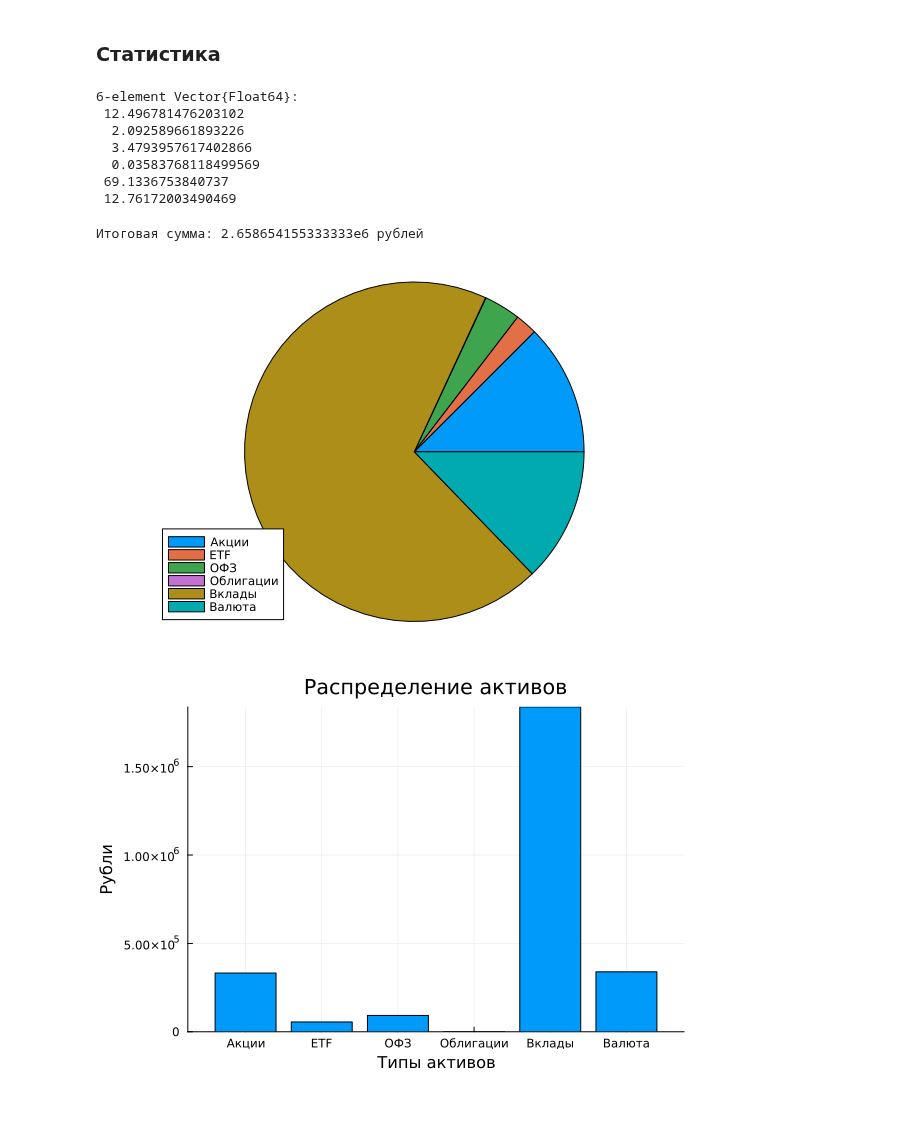
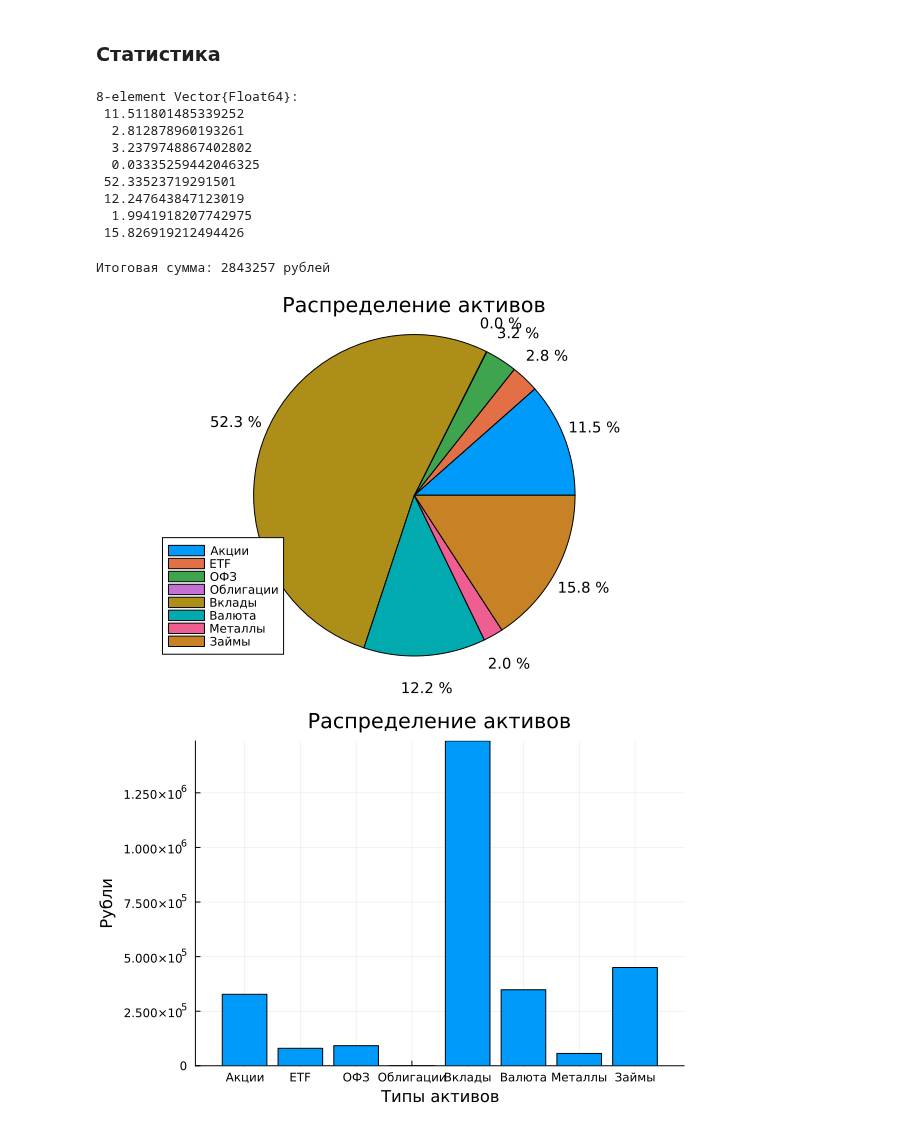
Before and after one commit to funcid/data-science, a Jupyter notebook: misc/Накопления.ipynb, the cells around one changed output. Saved outputs shown, nothing was run; the diff lists cells and outputs as text; code cells hidden in the pictures.

```diff
--- a/misc/Накопления.ipynb
+++ b/misc/Накопления.ipynb
@@ -3,24 +3,32 @@
 # %% [markdown]
 В банковском приложении нельзя видеть активы из других мест, например, золото, валюту и другие финансовые инструменты. Поэтому стоит создать платформу, где можно учитывать все виды активов и получать актуальную информацию по ценным бумагам, облигациям и курсам валют с MOEX и exchangerate.com.
 # %%
+metals = Dict(
+    "Георгий Победоносец 7.78г" => 56_700,
+)
+
+loans = Dict(
+    "долг 0%" => 300_000,
+    "долг 30% до 27.02.2024" => 100_000 + 100_000 * 6 / 12,
+)
+
 deposits = Dict(
-    "бессрочный" => 1_150_000,
+    "бессрочный" => 1_100_000,
     "до 01.09.2024 16%" => 250_000 + 250_000 * 0.16 * 6 / 12,
     "до 09.09.2024 16%" => 107_950 + 107_950 * 0.16 * 7 / 12,
-    "долги 0%" => 300_000,
 )
 
 currency = Dict(
     # валюта
-    "USD" => 3_700,
+    "USD" => 3_800,
 )
 
 fonds = Dict(
     # фонды
-    "SBMX" => 2_387,
+    "SBMX" => 3_409,
     "SBSC" => 1_457,
     "SBPS" => 850,
-    "SBGD" => 36,
+    "SBGD" => 443,
 )
 
 flb = Dict(
@@ -146,44 +154,55 @@ convert_usd_to_rub (generic function with 1 method)
 using Plots
 
 # Предполагаем, что есть функции get_prevprice, convert_usd_to_rub и словари stocks, fonds, flb, bonds, deposits, currency
+metals_value = sum(value for (key, value) in pairs(metals))
+loans_value = sum(value for (key, value) in pairs(loans))
 stocks_value = sum(get_prevprice(xml_data["акции"], key) * value for (key, value) in pairs(stocks))
 fonds_value = sum(get_prevprice(xml_data["ETF"], key) * value for (key, value) in pairs(fonds))
 flb_value = sum(get_prevprice(xml_data["ОФЗ"], key) * value * 1000 / 100 for (key, value) in pairs(flb))
 bonds_value = sum(get_prevprice(xml_data["корпоративных облигации"], key) * value for (key, value) in pairs(bonds))
 deposits_value = sum(value for (key, value) in pairs(deposits))
 currency_value = convert_usd_to_rub(get(currency, "USD", 0.0))
-summary = stocks_value + fonds_value + flb_value + bonds_value + deposits_value + currency_value
+summary = stocks_value + fonds_value + flb_value + bonds_value + deposits_value + currency_value + metals_value + loans_value
 
 # Данные для графика
-assets = ["Акции", "ETF", "ОФЗ", "Облигации", "Вклады", "Валюта"]
-values = [stocks_value, fonds_value, flb_value, bonds_value, deposits_value, currency_value]
+assets = ["Акции", "ETF", "ОФЗ", "Облигации", "Вклады", "Валюта", "Металлы", "Займы"]
+values = [stocks_value, fonds_value, flb_value, bonds_value, deposits_value, currency_value, metals_value, loans_value]
 
 # Подсчет процентов для каждого типа актива
 percents = [value / summary * 100 for value in values]
 # %% [output]
-6-element Vector{Float64}:
- 12.496781476203102
-  2.092589661893226
-  3.4793957617402866
-  0.03583768118499569
- 69.1336753840737
- 12.76172003490469
+8-element Vector{Float64}:
+ 11.511801485339252
+  2.812878960193261
+  3.2379748867402802
+  0.03335259442046325
+ 52.33523719291501
+ 12.247643847123019
+  1.9941918207742975
+ 15.826919212494426
 # %%
-println("Итоговая сумма: $(summary) рублей")
+println("Итоговая сумма: $(floor(Int, summary)) рублей")
 # %% [output]
-Итоговая сумма: 2.658654155333333e6 рублей
+Итоговая сумма: 2843257 рублей
 # %%
 # Создание круговой диаграммы
-pie_plot = pie(assets, percents, legend=true)
+pie_plot = pie(assets, percents, legend=true, title="Распределение активов")
 
-# И создание бар-графика
+# Добавление аннотаций с процентами
+for i in 1:length(percents)
+    angle = 2 * π * (sum(percents[1:i]) - percents[i] / 2) / 100
+    radius = 1.2  # Радиус для аннотаций, немного больше радиуса круговой диаграммы
+    x = radius * cos(angle)
+    y = radius * sin(angle)
+    annotate!(x, y, text(string(round(percents[i], digits=1), " %"), :center, 10))
+end
+
+# Создание бар-графика
 bar_plot = bar(assets, values, title="Распределение активов", xlabel="Типы активов", ylabel="Рубли", legend=false)
 
-# Отображение круговой диаграммы
+# Отображение графиков
 display(pie_plot)
-
-# Отображение бар-графика
 display(bar_plot)
 # %% [output]
-[figure, old version]
+[figure, new version]
-[figure, old version]
+[figure, new version]
```
